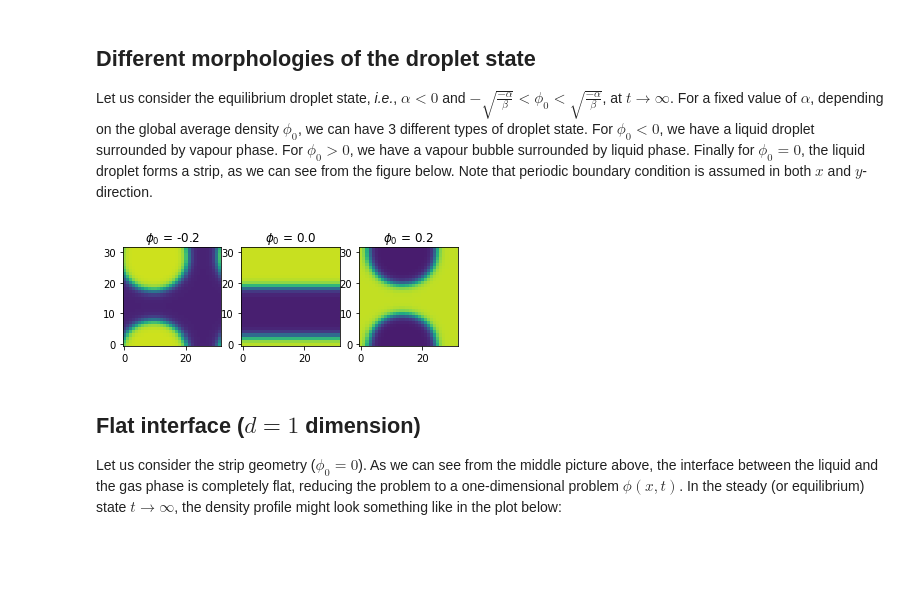
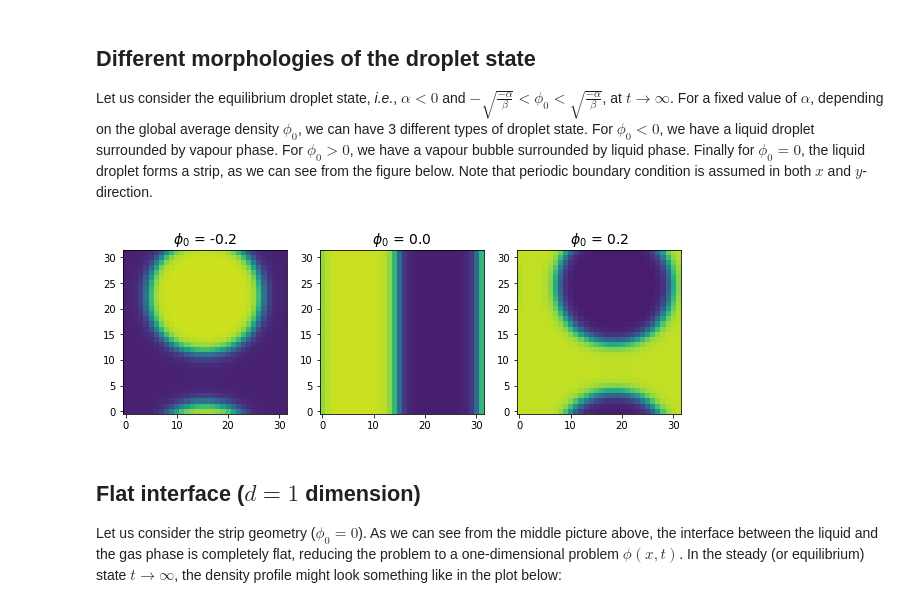
Before and after one commit to elsentjhung/cahn-hilliard-droplet, a Jupyter notebook: droplet.ipynb, the cells around one changed output. Saved outputs shown, nothing was run; the diff lists cells and outputs as text; code cells hidden in the pictures; blank space fills up the shorter version.

```diff
--- a/droplet.ipynb
+++ b/droplet.ipynb
@@ -11,9 +11,9 @@ Finally for $\phi_0=0$, the liquid droplet forms a strip, as we can see from the
 Note that periodic boundary condition is assumed in both $x$ and $y$-direction.
 # %%
 from IPython.display import Image
-Image('https://raw.githubusercontent.com/elsentjhung/cahn-hilliard-droplet/master/figures/droplet-morphologies.png', width=600)
+Image('https://raw.githubusercontent.com/elsentjhung/cahn-hilliard-droplet/master/figures/droplet-morphologies.png')
 # %% [output]
-[figure, old version]
+[figure, new version]
 # %% [markdown]
 ## Flat interface ($d=1$ dimension)
 
```
Also changed, not shown: parts of 1 cell of this notebook.
